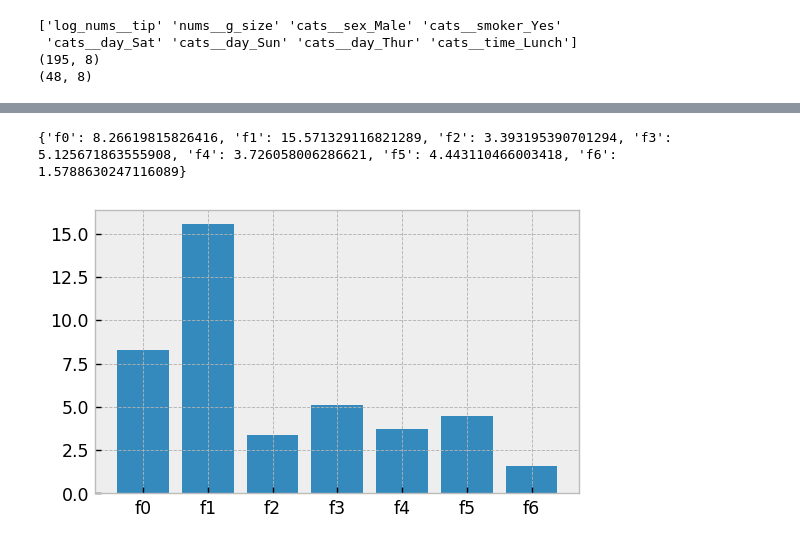
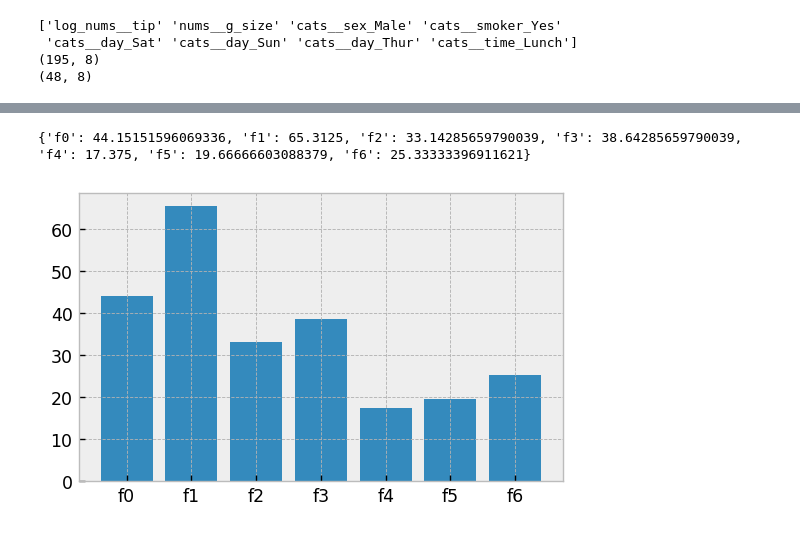
Before and after one commit to CJRockball/pred_service, a Jupyter notebook: notebooks/eda.ipynb, the cells around one changed output, grey strips where cells are left out. Saved outputs shown, nothing was run; the diff lists cells and outputs as text; code cells hidden in the pictures.

```diff
--- a/notebooks/eda.ipynb
+++ b/notebooks/eda.ipynb
@@ -357,7 +356,7 @@ from xgboost import XGBRegressor
 eval_set = [(xtrain_pipe,y), (xval_pipe, yval)]
 eval_metrics = ['mae']
 
-model = XGBRegressor(use_label_encoder=False)
+model = XGBRegressor(use_label_encoder=False, n_estimators=6)
 
 xgb_trained = model.fit(xtrain_pipe,y,
              eval_set=eval_set,
@@ -384,12 +372,12 @@ xgb_trained = model.fit(xtrain_pipe,y,
 # %%
-feature_importance = xgb_trained.get_booster().get_score(importance_type='gain')
+feature_importance = xgb_trained.get_booster().get_score(importance_type='cover')
 print(feature_importance)
 keys = list(feature_importance.keys())
 values = list(feature_importance.values())
 
 plt.figure(figsize=(5,3), dpi=125)
 plt.bar(keys, values)
 plt.show()
 # %% [output]
-{'f0': 8.26619815826416, 'f1': 15.571329116821289, 'f2': 3.393195390701294, 'f3': 5.125671863555908, 'f4': 3.726058006286621, 'f5': 4.443110466003418, 'f6': 1.5788630247116089}
+{'f0': 44.15151596069336, 'f1': 65.3125, 'f2': 33.14285659790039, 'f3': 38.64285659790039, 'f4': 17.375, 'f5': 19.66666603088379, 'f6': 25.33333396911621}
-[figure, old version]
+[figure, new version]
```
Also changed, not shown: parts of 10 cells of this notebook, 13 other files.
